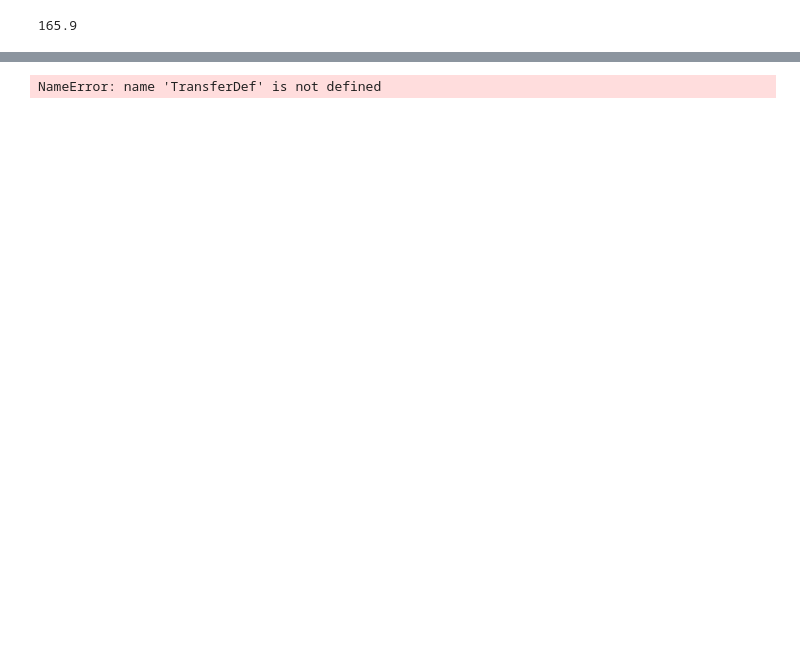
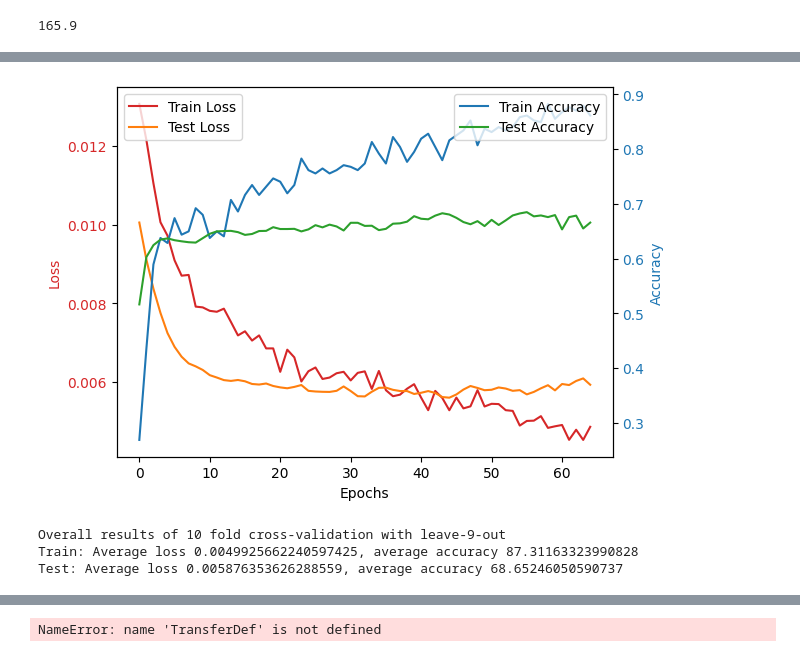
Before and after one commit to MattyAB/ecg_transfer, a Jupyter notebook: ecg.ipynb, the cells around one changed output, grey strips where cells are left out. Drawn from its saved outputs; the diff is of its cells as text; code cells hidden in the pictures; blank space fills up the shorter version.

```diff
--- a/ecg.ipynb
+++ b/ecg.ipynb
@@ -120,7 +120,8 @@ trainparams.k=10
 trainparams.m=9
 trainparams.early_stopping=20
 
-# history = train_kfold_transfer_model(dataset_12lead, trainparams, Transfer1LSTMModel, buffer=buffer, test=False)
+history = train_kfold_transfer_model(dataset_12lead, trainparams, Transfer1LSTMModel, buffer=buffer, test=False)
 
-# plot_tt_graph(history, idx=0)
-# display_results(history, trainparams=trainparams)
+plot_tt_graph(history, idx=0)
+display_results(history, trainparams=trainparams)
+# %% [output]
@@ -127,3 +145,7 @@ trainparams.early_stopping=20
+[figure, added]
+Overall results of 10 fold cross-validation with leave-9-out
+Train: Average loss 0.0049925662240597425, average accuracy 87.31163323990828
+Test: Average loss 0.005876353626288559, average accuracy 68.65246050590737
 # %%
 ## Train k-fold crossvalidated model transferred, 1 -> 12 lead data
 
```
Also changed, not shown: parts of 5 cells of this notebook.
